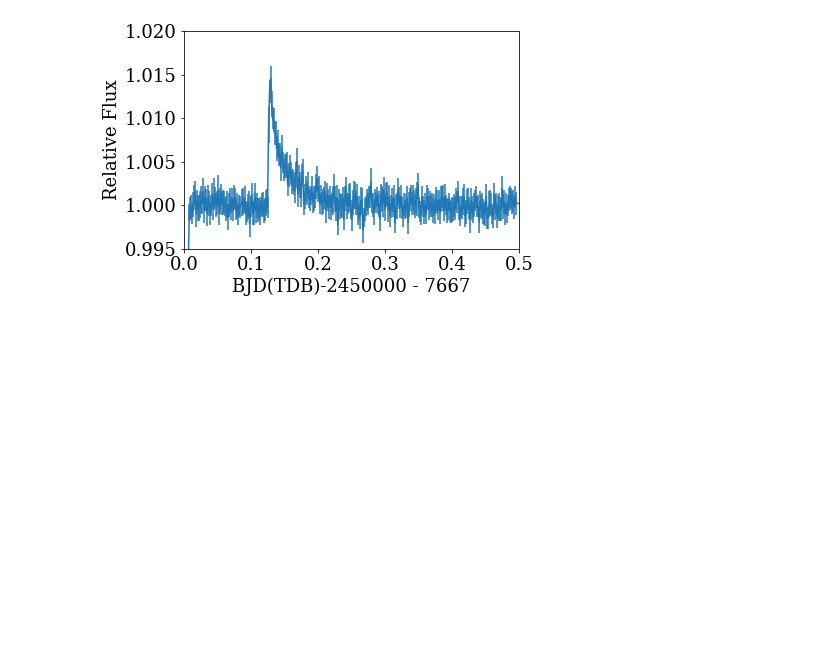
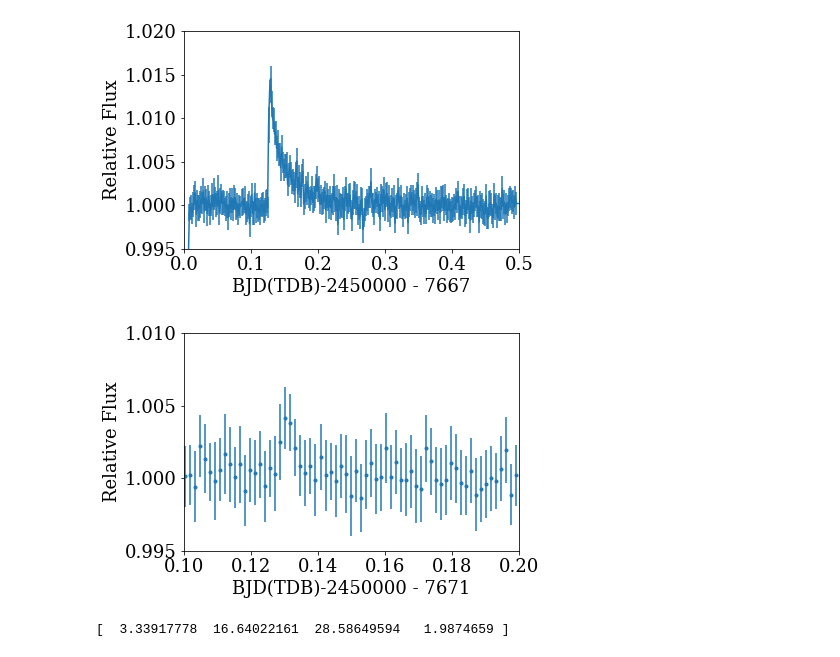
Before and after one commit to jradavenport/trappist1_IRflares, a Jupyter notebook: explore.ipynb, the cells around one changed output. Cells and saved outputs as stored; diff of their text form; code cells hidden in the pictures; blank space fills up the shorter version.

```diff
--- a/explore.ipynb
+++ b/explore.ipynb
@@ -50,3 +50,26 @@ plt.ylabel('Relative Flux');
 plt.savefig('trappist1_flare3.png', dpi=150, bbox_inches='tight', pad_inches=0.25)
 # %% [output]
 [figure]
+# %%
+# A 4th little flare
+plt.errorbar(df['time']-7671, df['flux'], df['error'], marker='.', linestyle='none');
+plt.xlim(.1,.2);
+plt.ylim(.995,1.01);
+plt.xlabel('BJD(TDB)-2450000 - 7671');
+plt.ylabel('Relative Flux');
+plt.savefig('trappist1_flare4.png', dpi=150, bbox_inches='tight', pad_inches=0.25)
+# %% [output]
+[figure, added]
+# %%
+# fit each flare w/ aflare model, also compute energy (Equivalent Duration)
+tstart = [7655.968, 7659.375, 7667.12, 7671.122]
+tstop = [7655.98,7659.42,7667.23, 7671.14]
+
+ed = np.zeros_like(tstart)
+for k in range(len(tstart)):
+    x = np.where((df['time'] >= tstart[k]) & (df['time'] <= tstop[k]))
+    ed[k] = np.trapz(df['flux'].values[x]-1, x=(df['time'].values[x] * 86400.))
+
+print(ed)
+# %% [output]
+[  3.33917778  16.64022161  28.58649594   1.9874659 ]
```
Also changed, not shown: parts of 2 cells of this notebook, 3 other files.
